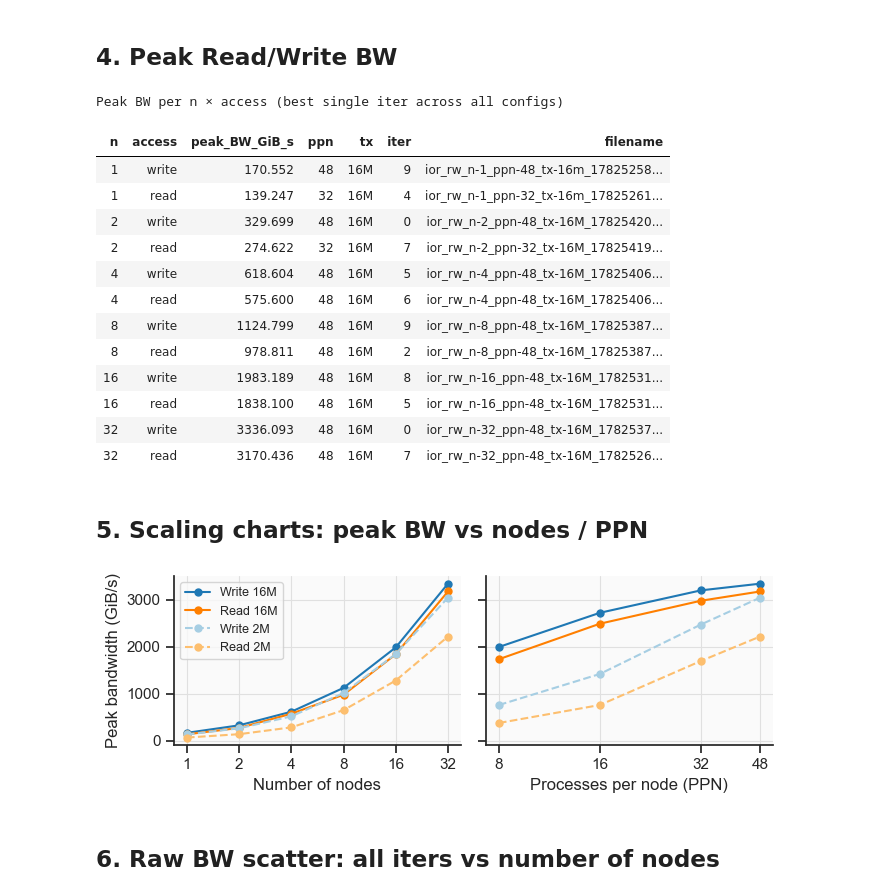
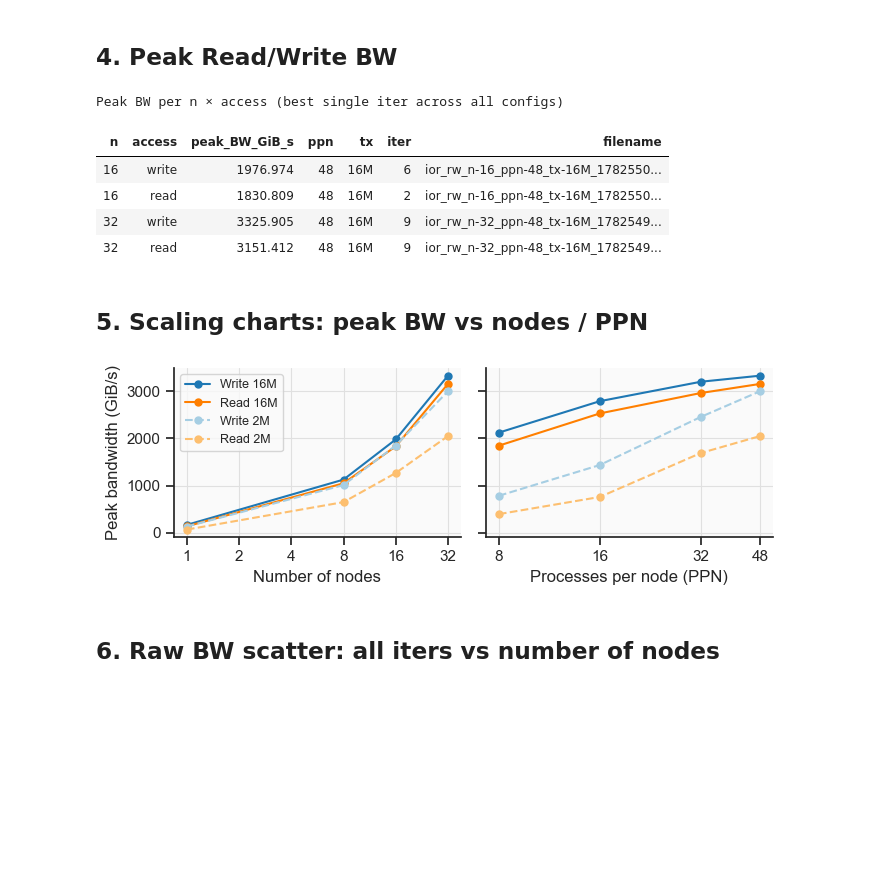
Before and after one commit to cissieAB/pdsw26_daos-bench, a Jupyter notebook: results/aurora/ior/ior-rw/ior_rw_analysis.ipynb, the cells around one changed output. Saved outputs shown, nothing was run; the diff lists cells and outputs as text; code cells hidden in the pictures; blank space fills up the shorter version.

```diff
--- a/results/aurora/ior/ior-rw/ior_rw_analysis.ipynb
+++ b/results/aurora/ior/ior-rw/ior_rw_analysis.ipynb
@@ -176,43 +176,35 @@ for access_type in ["write", "read"]:
 ## 4. Peak Read/Write BW
 # %%
 peak_rows = []
-for n_val in [1, 2, 4, 8, 16, 32]:
+for n_val in [16, 32]:
     for access_type in ["write", "read"]:
         sub = combined[(combined["n"] == n_val) & (combined["access"] == access_type)]
         idx = sub["bw_GiB_s"].idxmax()
         row = sub.loc[idx]
         peak_rows.append({
             "n":          n_val,
             "access":     access_type,
             "peak_BW_GiB_s": row["bw_GiB_s"],
             "ppn":        int(row["ppn"]),
             "tx":         row["tx"],
             "iter":       int(row["iter"]),
             "filename":   row["filename"],
         })
 
 peak_df = pd.DataFrame(peak_rows)
 display(
     peak_df.style
     .format({"peak_BW_GiB_s": "{:.3f}"})
     .set_caption("Peak BW per n × access (best single iter across all configs)")
     .hide(axis="index")
 )
 # %% [output]
 Peak BW per n × access (best single iter across all configs)
 | n | access | peak_BW_GiB_s | ppn | tx | iter | filename |
-| 1 | write | 170.552 | 48 | 16M | 9 | ior_rw_n-1_ppn-48_tx-16m_17825258... |
-| 1 | read | 139.247 | 32 | 16M | 4 | ior_rw_n-1_ppn-32_tx-16m_17825261... |
-| 2 | write | 329.699 | 48 | 16M | 0 | ior_rw_n-2_ppn-48_tx-16M_17825420... |
-| 2 | read | 274.622 | 32 | 16M | 7 | ior_rw_n-2_ppn-32_tx-16M_17825419... |
-| 4 | write | 618.604 | 48 | 16M | 5 | ior_rw_n-4_ppn-48_tx-16M_17825406... |
-| 4 | read | 575.600 | 48 | 16M | 6 | ior_rw_n-4_ppn-48_tx-16M_17825406... |
-| 8 | write | 1124.799 | 48 | 16M | 9 | ior_rw_n-8_ppn-48_tx-16M_17825387... |
-| 8 | read | 978.811 | 48 | 16M | 2 | ior_rw_n-8_ppn-48_tx-16M_17825387... |
-| 16 | write | 1983.189 | 48 | 16M | 8 | ior_rw_n-16_ppn-48_tx-16M_1782531... |
-| 16 | read | 1838.100 | 48 | 16M | 5 | ior_rw_n-16_ppn-48_tx-16M_1782531... |
-| 32 | write | 3336.093 | 48 | 16M | 0 | ior_rw_n-32_ppn-48_tx-16M_1782537... |
-| 32 | read | 3170.436 | 48 | 16M | 7 | ior_rw_n-32_ppn-48_tx-16M_1782526... |
+| 16 | write | 1976.974 | 48 | 16M | 6 | ior_rw_n-16_ppn-48_tx-16M_1782550... |
+| 16 | read | 1830.809 | 48 | 16M | 2 | ior_rw_n-16_ppn-48_tx-16M_1782550... |
+| 32 | write | 3325.905 | 48 | 16M | 9 | ior_rw_n-32_ppn-48_tx-16M_1782549... |
+| 32 | read | 3151.412 | 48 | 16M | 9 | ior_rw_n-32_ppn-48_tx-16M_1782549... |
 # %% [markdown]
 ## 5. Scaling charts: peak BW vs nodes / PPN
 # %%
@@ -282,7 +274,7 @@ ax_ppn.xaxis.set_minor_locator(mpl.ticker.NullLocator())
 fig.tight_layout()
 plt.show()
 # %% [output]
-[figure, old version]
+[figure, new version]
 # %% [markdown]
 ## 6. Raw BW scatter: all iters vs number of nodes
 # %%
```
Also changed, not shown: parts of 6 cells of this notebook, 11 other files.
